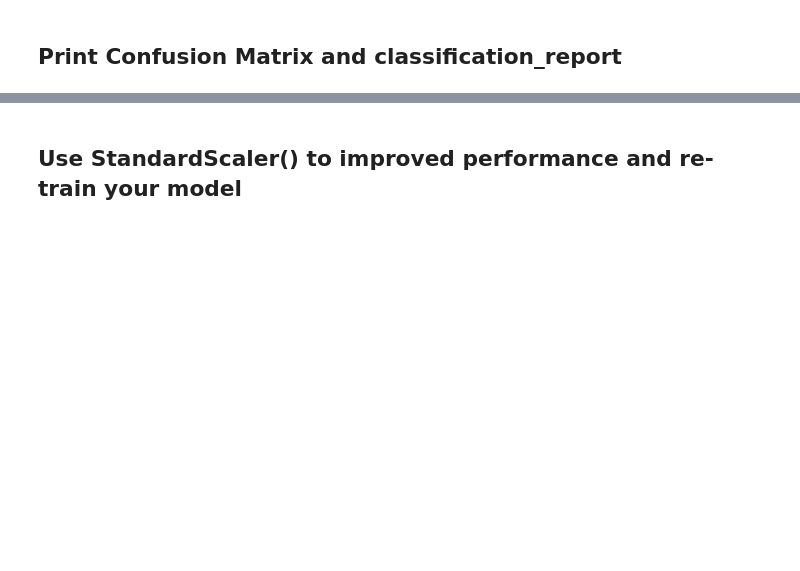
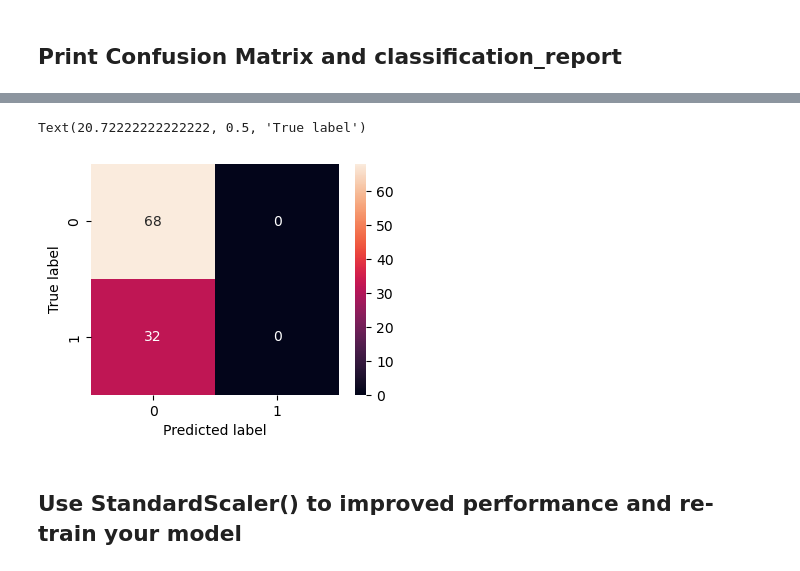
Before and after one commit to Tuwaiq-Data-Science-Bootcamp-V4/Logistic-Regression-Lab, a Jupyter notebook: LogisticRegression_Assignment.ipynb, the cells around one changed output, grey strips where cells are left out. Drawn from its saved outputs; the diff is of its cells as text; code cells hidden in the pictures; blank space fills up the shorter version.

```diff
--- a/LogisticRegression_Assignment.ipynb
+++ b/LogisticRegression_Assignment.ipynb
@@ -49,2 +68,6 @@ Name: Purchased, dtype: int64
 # %% [markdown]
 ## Train the model with random_state = 0
+# %%
+lr = LogisticRegression(random_state=0)
+# %%
+lr.fit(X_train, y_train)
@@ -57,0 +78,3 @@ Name: Purchased, dtype: int64
+# %%
+prediction = lr.predict(X_test)
+print(prediction)
@@ -98,0 +116,3 @@ weighted avg       0.46      0.68      0.55       100
+# %%
+confusion = confusion_matrix(y_test,prediction)
+print(confusion)
@@ -99,2 +133,10 @@ weighted avg       0.46      0.68      0.55       100
+# %%
+plt.figure(figsize=(4,3))
+sns.heatmap(confusion, annot=True)
+plt.xlabel('Predicted label')
+plt.ylabel('True label')
+# %% [output]
+Text(20.72222222222222, 0.5, 'True label')
+[figure, added]
 # %% [markdown]
 ## Use StandardScaler() to improved performance and re-train your model
```
Also changed, not shown: parts of 35 cells of this notebook.
